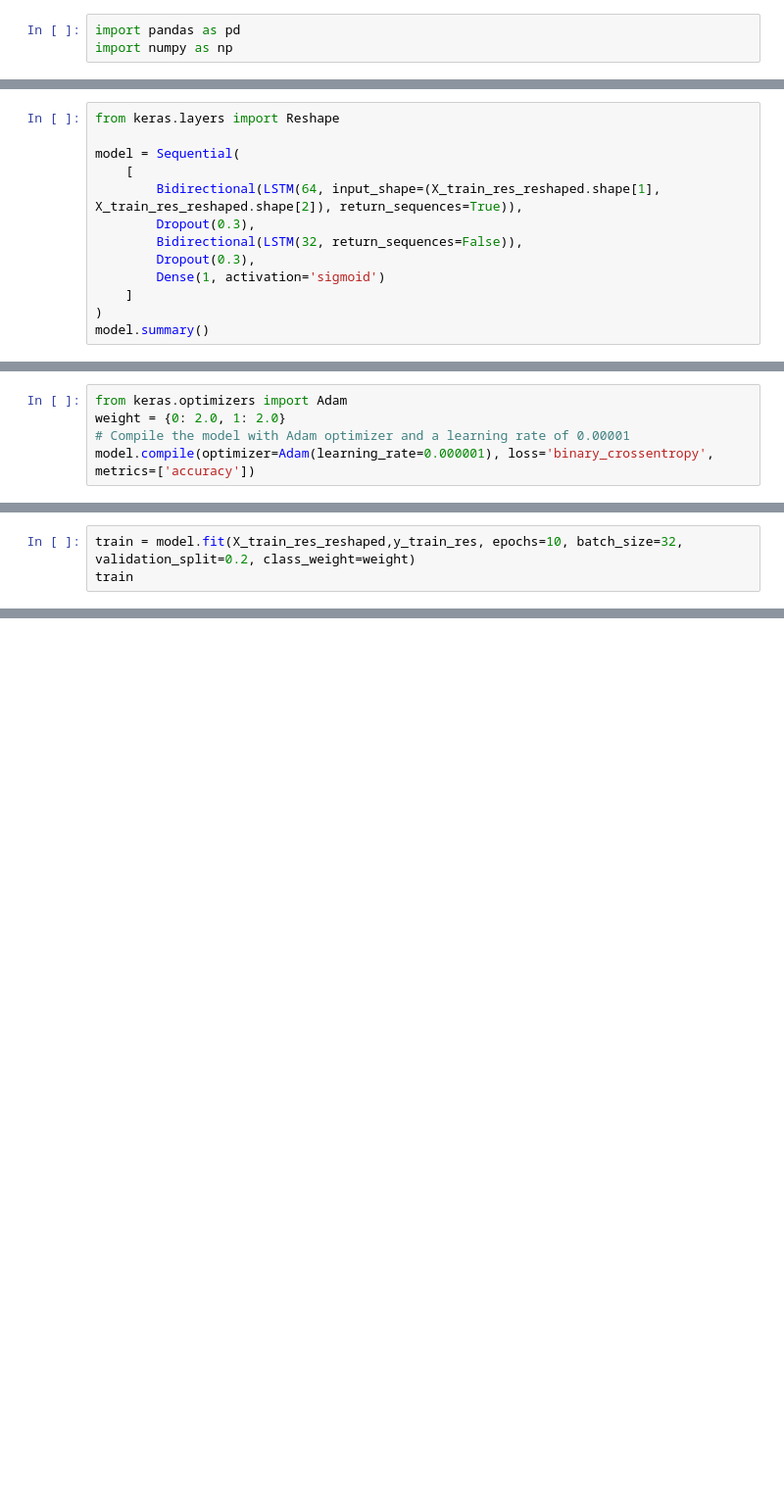
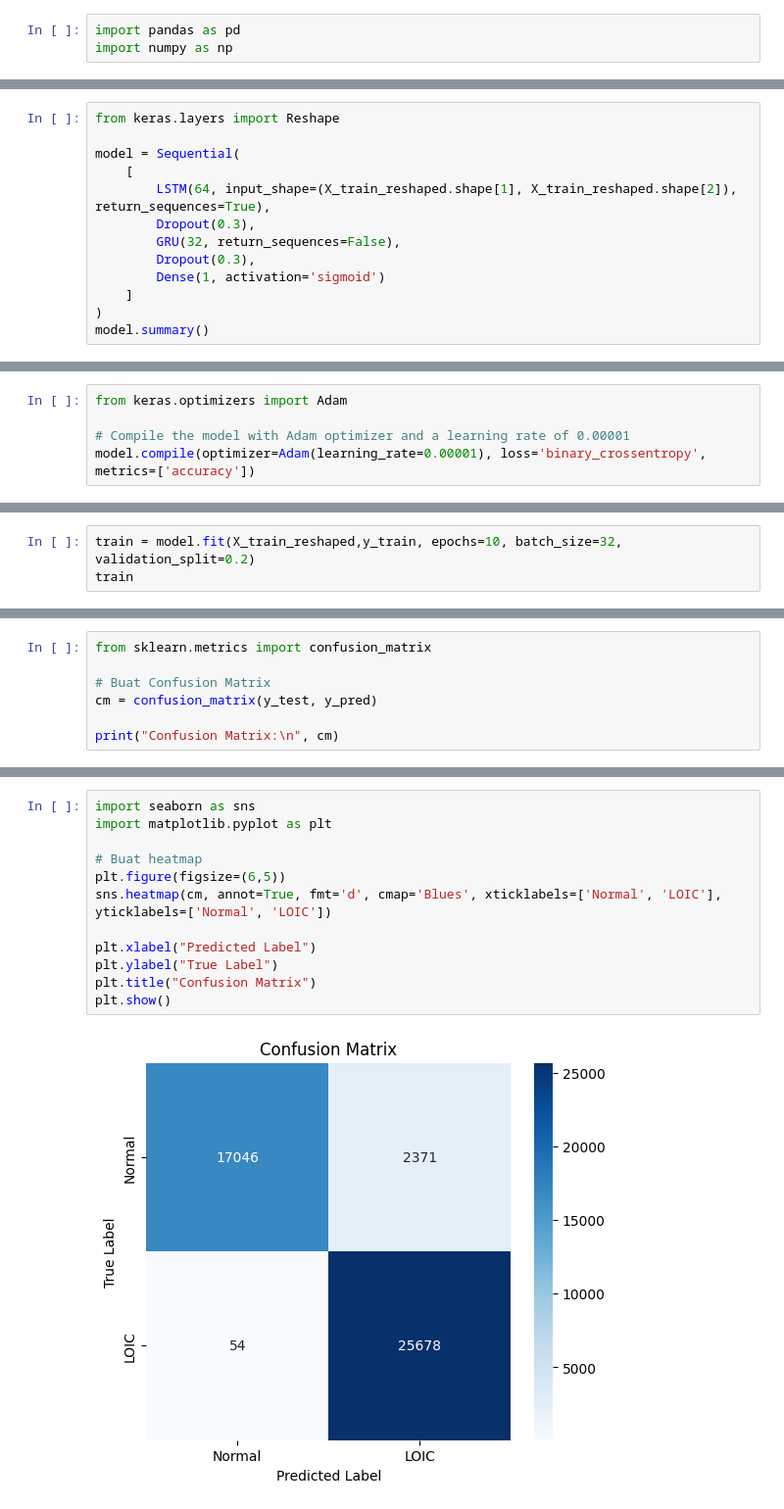
Before and after one commit to Rangga52223/Optimasi_Model_Deteksi_DDoS_Menggunakan_LSTM, a Jupyter notebook: Model3.ipynb, the cells around one changed output, grey strips where cells are left out. Shown: that part at 98% size. Saved outputs shown, nothing was run; the diff lists cells and outputs as text; blank space fills up the shorter version.

Commit message:
update model

```diff
--- a/Model3.ipynb
+++ b/Model3.ipynb
@@ -131,9 +92,9 @@ from keras.layers import Reshape
 
 model = Sequential(
     [
-        Bidirectional(LSTM(64, input_shape=(X_train_res_reshaped.shape[1], X_train_res_reshaped.shape[2]), return_sequences=True)),
+        LSTM(64, input_shape=(X_train_reshaped.shape[1], X_train_reshaped.shape[2]), return_sequences=True),
         Dropout(0.3),
-        Bidirectional(LSTM(32, return_sequences=False)),
+        GRU(32, return_sequences=False),
         Dropout(0.3),
         Dense(1, activation='sigmoid')
     ]
@@ -159,6 +120,6 @@ Model: "sequential_3"
  Non-trainable params: 0 (0.00 B)
 # %%
 from keras.optimizers import Adam
-weight = {0: 2.0, 1: 2.0}
+
 # Compile the model with Adam optimizer and a learning rate of 0.00001
-model.compile(optimizer=Adam(learning_rate=0.000001), loss='binary_crossentropy', metrics=['accuracy'])
+model.compile(optimizer=Adam(learning_rate=0.00001), loss='binary_crossentropy', metrics=['accuracy'])
@@ -171,4 +126,4 @@ Keys in weight: dict_keys([0, 1])
 # %%
-train = model.fit(X_train_res_reshaped,y_train_res, epochs=10, batch_size=32, validation_split=0.2, class_weight=weight)
+train = model.fit(X_train_reshaped,y_train, epochs=10, batch_size=32, validation_split=0.2)
 train
 # %% [output]
@@ -198,0 +174,7 @@ F1 Score: 0.7578986639307949
+# %%
+from sklearn.metrics import confusion_matrix
+
+# Buat Confusion Matrix
+cm = confusion_matrix(y_test, y_pred)
+
+print("Confusion Matrix:\n", cm)
@@ -198,0 +185,14 @@ F1 Score: 0.7578986639307949
+# %%
+import seaborn as sns
+import matplotlib.pyplot as plt
+
+# Buat heatmap
+plt.figure(figsize=(6,5))
+sns.heatmap(cm, annot=True, fmt='d', cmap='Blues', xticklabels=['Normal', 'LOIC'], yticklabels=['Normal', 'LOIC'])
+
+plt.xlabel("Predicted Label")
+plt.ylabel("True Label")
+plt.title("Confusion Matrix")
+plt.show()
+# %% [output]
+[figure, added]
```
Also changed, not shown: parts of 18 cells of this notebook, 1 other file.
